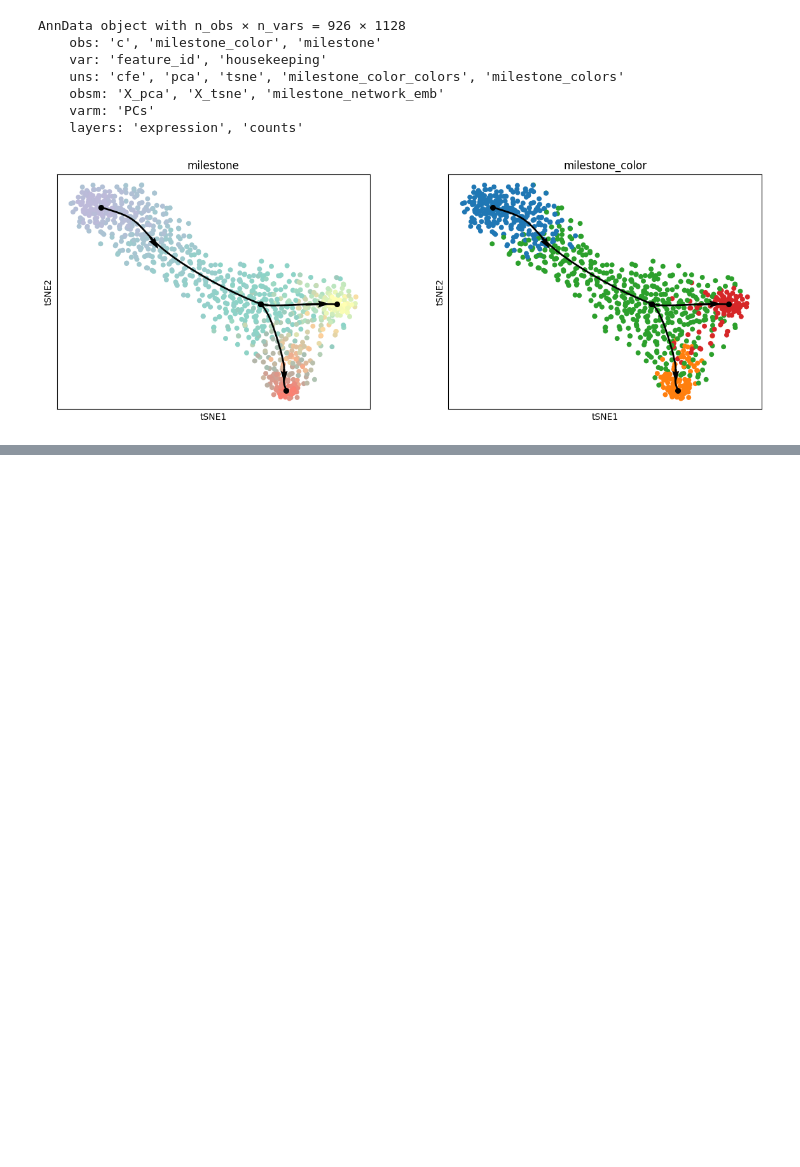
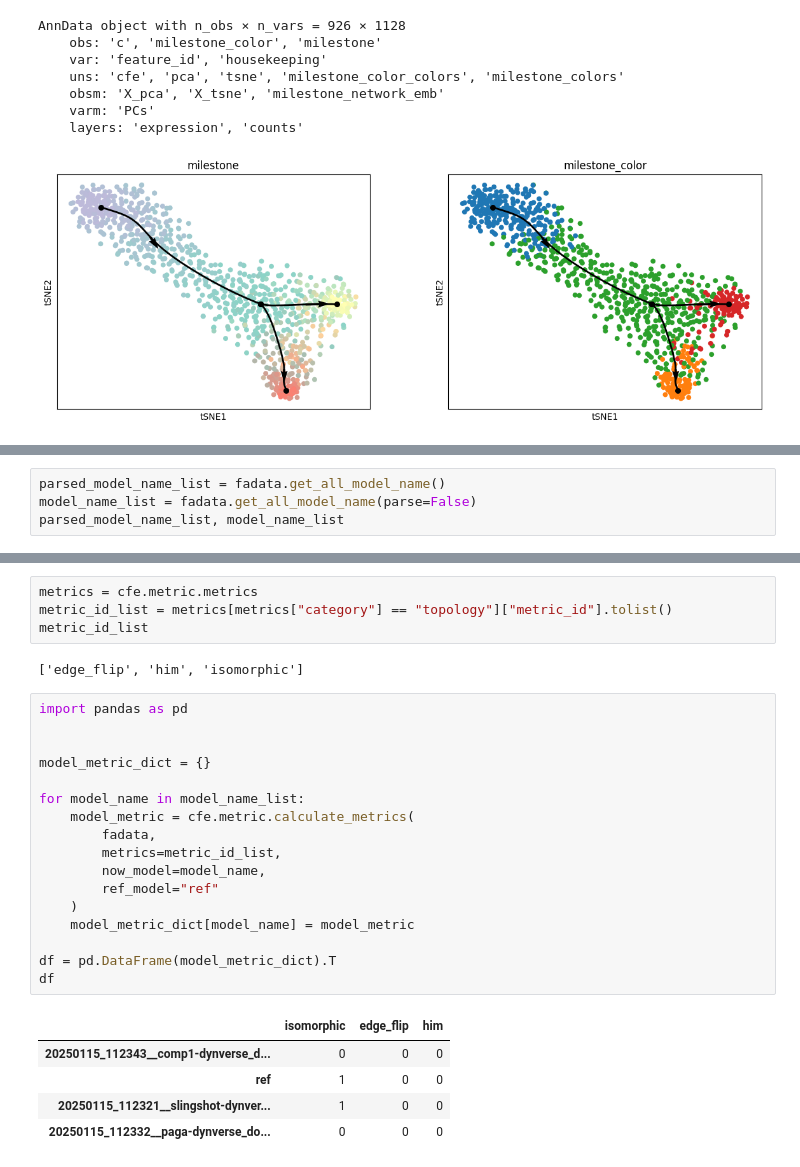
Before and after one commit to HuangDDU/CellFateExplorer, a Jupyter notebook: notebook/benchmark_dyntoy_bifurcating_1.ipynb.ipynb, the cells around one changed output, grey strips where cells are left out. Cells and saved outputs as stored; diff of their text form; blank space fills up the shorter version.

```diff
--- a/notebook/benchmark_dyntoy_bifurcating_1.ipynb.ipynb
+++ b/notebook/benchmark_dyntoy_bifurcating_1.ipynb.ipynb
@@ -92,0 +84,4 @@ fadata.uns["cfe"]["trajectory_history_dict"]
+# %%
+parsed_model_name_list = fadata.get_all_model_name()
+model_name_list = fadata.get_all_model_name(parse=False)
+parsed_model_name_list, model_name_list
@@ -92,0 +98,29 @@ fadata.uns["cfe"]["trajectory_history_dict"]
+# %%
+metrics = cfe.metric.metrics
+metric_id_list = metrics[metrics["category"] == "topology"]["metric_id"].tolist()
+metric_id_list
+# %% [output]
+['edge_flip', 'him', 'isomorphic']
+# %%
+import pandas as pd
+
+
+model_metric_dict = {}
+
+for model_name in model_name_list:
+    model_metric = cfe.metric.calculate_metrics(
+        fadata,
+        metrics=metric_id_list,
+        now_model=model_name,
+        ref_model="ref"
+    )
+    model_metric_dict[model_name] = model_metric
+
+df = pd.DataFrame(model_metric_dict).T
+df
+# %% [output]
+|  | isomorphic | edge_flip | him |
+| 20250115_112343__comp1-dynverse_d... | 0 | 0 | 0 |
+| ref | 1 | 0 | 0 |
+| 20250115_112321__slingshot-dynver... | 1 | 0 | 0 |
+| 20250115_112332__paga-dynverse_do... | 0 | 0 | 0 |
```
Also changed, not shown: parts of 10 cells of this notebook, 18 other files.
